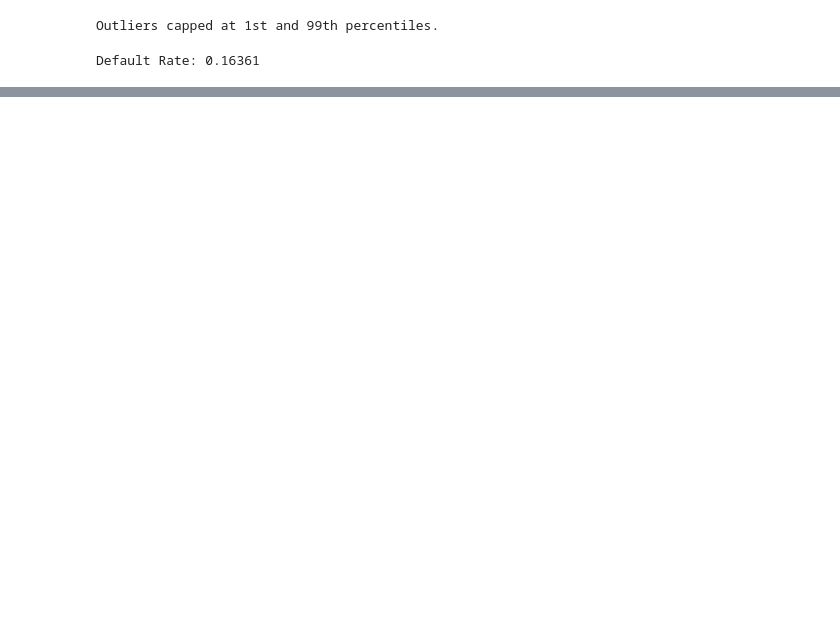
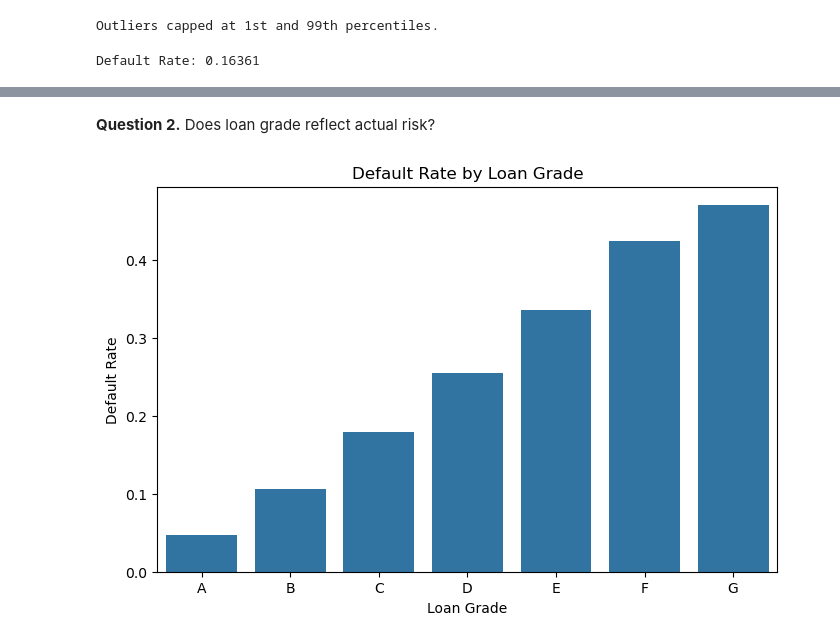
Before and after one commit to EAhadzi-byte/RISK-ANALYSIS, a Jupyter notebook: RISK ANALYSIS.ipynb, the cells around one changed output, grey strips where cells are left out. Drawn from its saved outputs; the diff is of its cells as text; code cells hidden in the pictures; blank space fills up the shorter version.

```diff
--- a/RISK ANALYSIS.ipynb
+++ b/RISK ANALYSIS.ipynb
@@ -238,0 +255,17 @@ This enables estimation of Probability of Default (PD) using supervised learning
+# %% [markdown]
+**Question 2.** Does loan grade reflect actual risk?
+# %%
+#Grouping the data by grade and calculating the average of default_flag.
+grade_default = df.groupby('grade', observed = False)['default_flag'].mean().sort_index()
+
+#Creating a bar plot
+plt.figure(figsize = (8,5))
+sns.barplot(x=grade_default.index, y=grade_default.values)
+
+# Adding labels and titles
+plt.title('Default Rate by Loan Grade')
+plt.ylabel('Default Rate')
+plt.xlabel('Loan Grade')
+plt.show()
+# %% [output]
+[figure, added]
```
Also changed, not shown: parts of 27 cells of this notebook.
